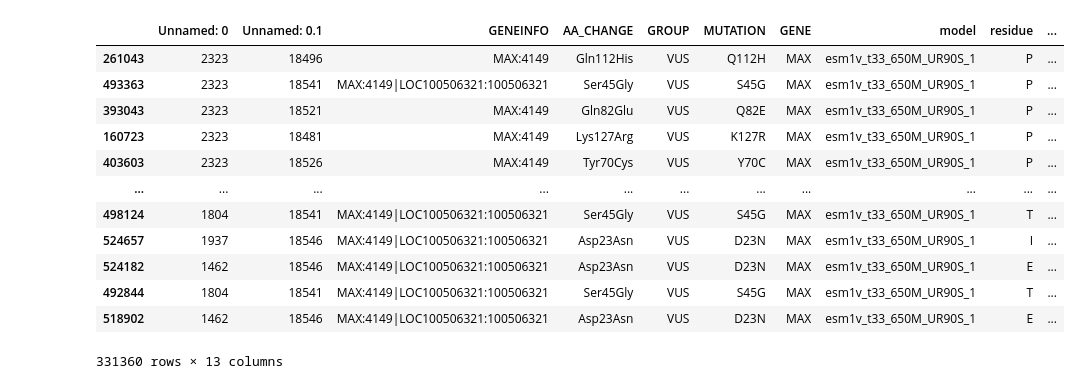
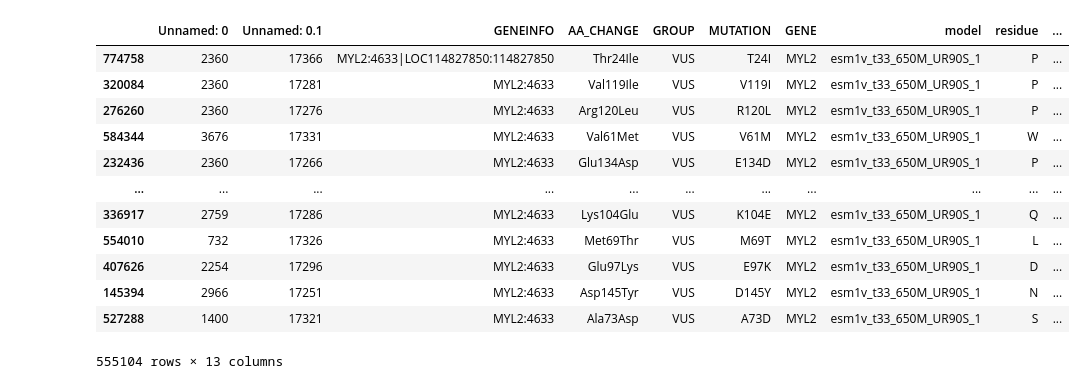
Before and after one commit to cx0/llm-for-clinical-variants, a Jupyter notebook: mutscan_plotting.ipynb, the cells around one changed output. Cells and saved outputs as stored; diff of their text form; code cells hidden in the pictures.

```diff
--- a/mutscan_plotting.ipynb
+++ b/mutscan_plotting.ipynb
@@ -30,27 +30,27 @@ aa_df = pd.read_csv(StringIO(aa), sep='\t')
 aa_df
 aminoacids = aa_df['iupac']
 # %%
-mutscores_df = pd.read_csv('results/mutscan_MAX.tsv', sep='\t')
+mutscores_df = pd.read_csv('results/mutscan_MYL2.tsv', sep='\t')
 mutscores_df = mutscores_df.assign(
     wt_residue=lambda df:df['MUTATION'].apply(lambda x: x[0]),
     mut_idx=lambda df:df['MUTATION'].apply(lambda x: int(x[1:-1])),
 )
 mutscores_df = mutscores_df[(mutscores_df['residue'] != mutscores_df['wt_residue']) & (mutscores_df['residue'].isin(aminoacids))]
 mutscores_df.sort_values('score')
 # %% [output]
 |  | Unnamed: 0 | Unnamed: 0.1 | GENEINFO | AA_CHANGE | GROUP | MUTATION | GENE | model | residue | ... |
-| 261043 | 2323 | 18496 | MAX:4149 | Gln112His | VUS | Q112H | MAX | esm1v_t33_650M_UR90S_1 | P | ... |
-| 493363 | 2323 | 18541 | MAX:4149|LOC100506321:100506321 | Ser45Gly | VUS | S45G | MAX | esm1v_t33_650M_UR90S_1 | P | ... |
-| 393043 | 2323 | 18521 | MAX:4149 | Gln82Glu | VUS | Q82E | MAX | esm1v_t33_650M_UR90S_1 | P | ... |
-| 160723 | 2323 | 18481 | MAX:4149 | Lys127Arg | VUS | K127R | MAX | esm1v_t33_650M_UR90S_1 | P | ... |
-| 403603 | 2323 | 18526 | MAX:4149 | Tyr70Cys | VUS | Y70C | MAX | esm1v_t33_650M_UR90S_1 | P | ... |
+| 774758 | 2360 | 17366 | MYL2:4633|LOC114827850:114827850 | Thr24Ile | VUS | T24I | MYL2 | esm1v_t33_650M_UR90S_1 | P | ... |
+| 320084 | 2360 | 17281 | MYL2:4633 | Val119Ile | VUS | V119I | MYL2 | esm1v_t33_650M_UR90S_1 | P | ... |
+| 276260 | 2360 | 17276 | MYL2:4633 | Arg120Leu | VUS | R120L | MYL2 | esm1v_t33_650M_UR90S_1 | P | ... |
+| 584344 | 3676 | 17331 | MYL2:4633 | Val61Met | VUS | V61M | MYL2 | esm1v_t33_650M_UR90S_1 | W | ... |
+| 232436 | 2360 | 17266 | MYL2:4633 | Glu134Asp | VUS | E134D | MYL2 | esm1v_t33_650M_UR90S_1 | P | ... |
 | ... | ... | ... | ... | ... | ... | ... | ... | ... | ... | ... |
-| 498124 | 1804 | 18541 | MAX:4149|LOC100506321:100506321 | Ser45Gly | VUS | S45G | MAX | esm1v_t33_650M_UR90S_1 | T | ... |
-| 524657 | 1937 | 18546 | MAX:4149|LOC100506321:100506321 | Asp23Asn | VUS | D23N | MAX | esm1v_t33_650M_UR90S_1 | I | ... |
-| 524182 | 1462 | 18546 | MAX:4149|LOC100506321:100506321 | Asp23Asn | VUS | D23N | MAX | esm1v_t33_650M_UR90S_1 | E | ... |
-| 492844 | 1804 | 18541 | MAX:4149|LOC100506321:100506321 | Ser45Gly | VUS | S45G | MAX | esm1v_t33_650M_UR90S_1 | T | ... |
-| 518902 | 1462 | 18546 | MAX:4149|LOC100506321:100506321 | Asp23Asn | VUS | D23N | MAX | esm1v_t33_650M_UR90S_1 | E | ... |
+| 336917 | 2759 | 17286 | MYL2:4633 | Lys104Glu | VUS | K104E | MYL2 | esm1v_t33_650M_UR90S_1 | Q | ... |
+| 554010 | 732 | 17326 | MYL2:4633 | Met69Thr | VUS | M69T | MYL2 | esm1v_t33_650M_UR90S_1 | L | ... |
+| 407626 | 2254 | 17296 | MYL2:4633 | Glu97Lys | VUS | E97K | MYL2 | esm1v_t33_650M_UR90S_1 | D | ... |
+| 145394 | 2966 | 17251 | MYL2:4633 | Asp145Tyr | VUS | D145Y | MYL2 | esm1v_t33_650M_UR90S_1 | N | ... |
+| 527288 | 1400 | 17321 | MYL2:4633 | Ala73Asp | VUS | A73D | MYL2 | esm1v_t33_650M_UR90S_1 | S | ... |
-331360 rows × 13 columns
+555104 rows × 13 columns
 # %%
 mutscores_df['MUTATION'].unique(), mutscores_df['GROUP'].unique()
 # %% [output]
```
Also changed, not shown: parts of 3 cells of this notebook, 1 other file.
